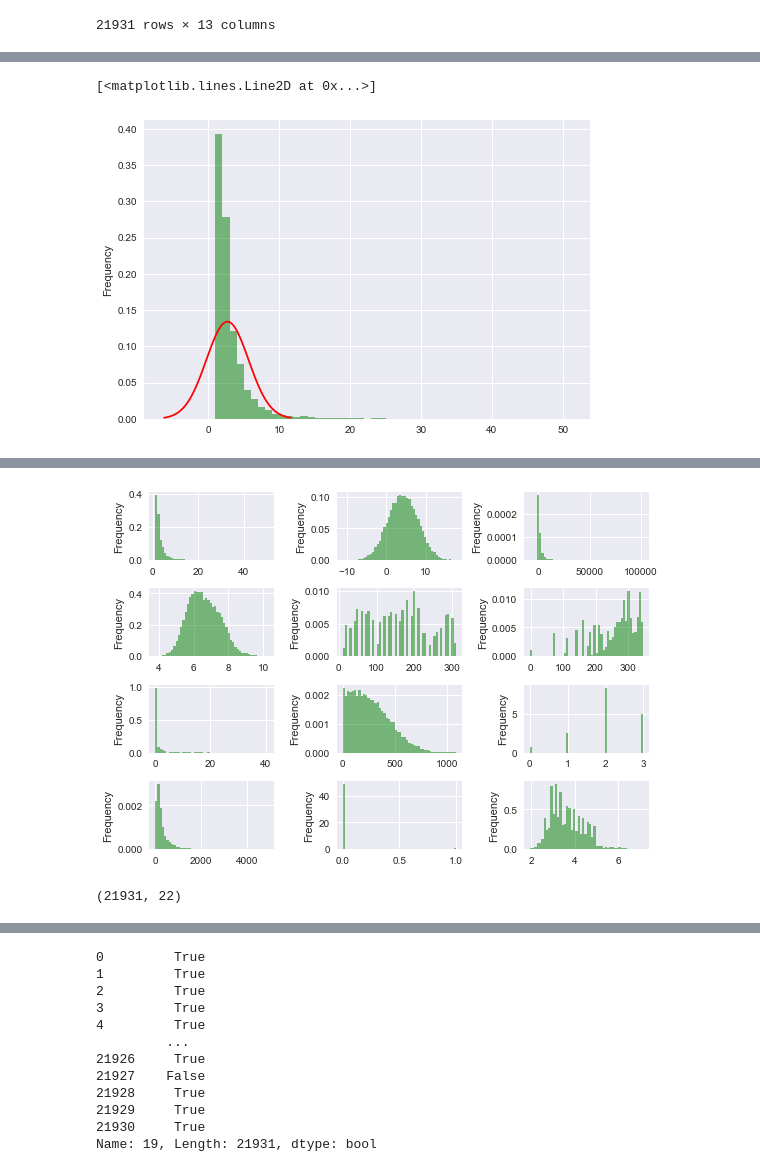
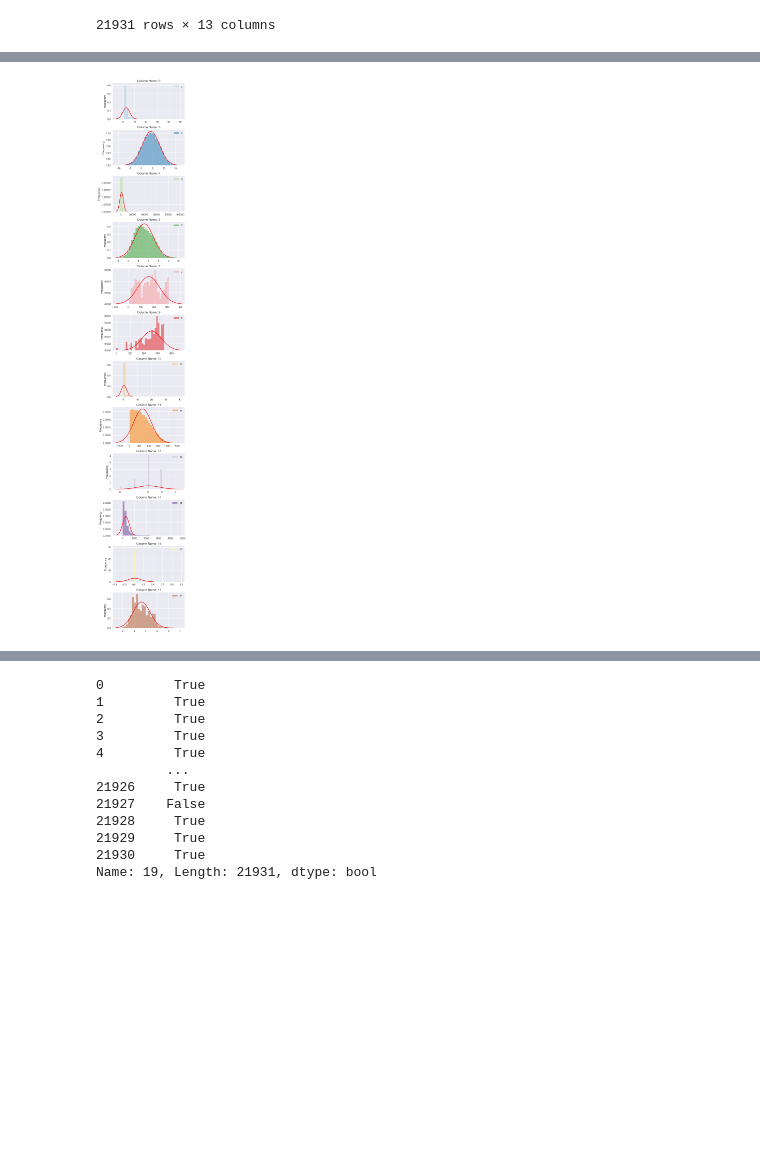
Before and after one commit to imishani/ML_Project, a Jupyter notebook: FinalProject.ipynb, the cells around one changed output, grey strips where cells are left out. Drawn from its saved outputs; the diff is of its cells as text; code cells hidden in the pictures; blank space fills up the shorter version.

```diff
--- a/FinalProject.ipynb
+++ b/FinalProject.ipynb
@@ -120,9 +121,3 @@ stats
 | 14 | label | 21931.0 | 0.178423 | 0.382877 | 0.000000 | 0.000000 | 0.000000 | 0.000000 | 1.000000 |
 # %%
 # df.reset_index().plot.scatter(x='index', y='0')
-# %%
-plt.style.use('seaborn')
-df['3'].plot.hist(bins=50, density=1, alpha=0.5, color='g')
-x = np.linspace(stats[stats['index'] == '3']['mean'] - 3*stats[stats['index'] == '3']['std'],
-                stats[stats['index'] == '3']['mean'] + 3*stats[stats['index'] == '3']['std'], 100)
-plt.plot(x, st.norm.pdf(x, stats[stats['index'] == '3']['mean'], stats[stats['index'] == '3']['std']), c='r')
@@ -132,9 +123,0 @@ plt.plot(x, st.norm.pdf(x, stats[stats['index'] == '3']['mean'], stats[stats['in
-# %%
-plt.style.use('seaborn')
-df['0'].plot.hist(bins=50, density=1, alpha=0.5, color='g')
-x = np.linspace(stats[stats['index'] == '0']['mean'] - 3*stats[stats['index'] == '0']['std'],
-                stats[stats['index'] == '0']['mean'] + 3*stats[stats['index'] == '0']['std'], 100)
-plt.plot(x, st.norm.pdf(x, stats[stats['index'] == '0']['mean'], stats[stats['index'] == '0']['std']), c='r')
-# %% [output]
-[<matplotlib.lines.Line2D at 0x...>]
-[figure, removed]
@@ -159,13 +145,12 @@ df.corr()
 | label | -0.088982 | -0.015600 | 0.062469 | 0.011840 | -0.029494 | -0.165548 | -0.043236 | 0.132873 | 0.002174 | 0.065719 | 0.429387 | ... |
 # %%
 plt.style.use('seaborn')
-for col, ind in zip(df_numeric_col.columns, range(len(df_numeric_col.columns))[1:]):
-    plt.subplot(4, 3, ind)
-    df_numeric_col[col].plot.hist(bins=50, density=1, alpha=0.5, color='g')
+for col, ind, color in zip(df_numeric_col.columns, range(len(df_numeric_col.columns))[1:],sns.color_palette("Paired")):
+    plt.subplot(12, 1, ind)
+    df_numeric_col[col].plot.hist(bins=30 , density=1, alpha=0.5, color=color,title='Column Name: '+ col, figsize=(5,30), legend=True)
+    x = np.linspace(stats[stats['index'] == col]['mean'] - 3*stats[stats['index'] == col]['std'],
+                    stats[stats['index'] == col]['mean'] + 3*stats[stats['index'] == col]['std'], 100)
+    plt.plot(x, st.norm.pdf(x, stats[stats['index'] == col]['mean'], stats[stats['index'] == col]['std']), c='r')
 plt.tight_layout()
 # %% [output]
-[figure, old version]
+[figure, new version]
-# %%
-df.shape
-# %% [output]
-(21931, 22)
```
Also changed, not shown: parts of 9 cells of this notebook.
